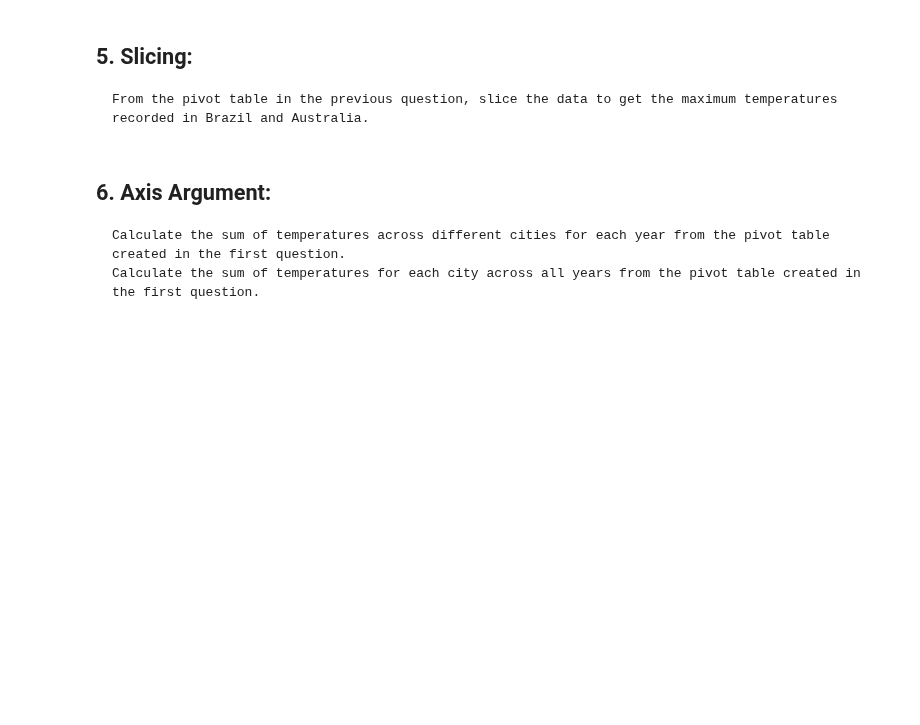
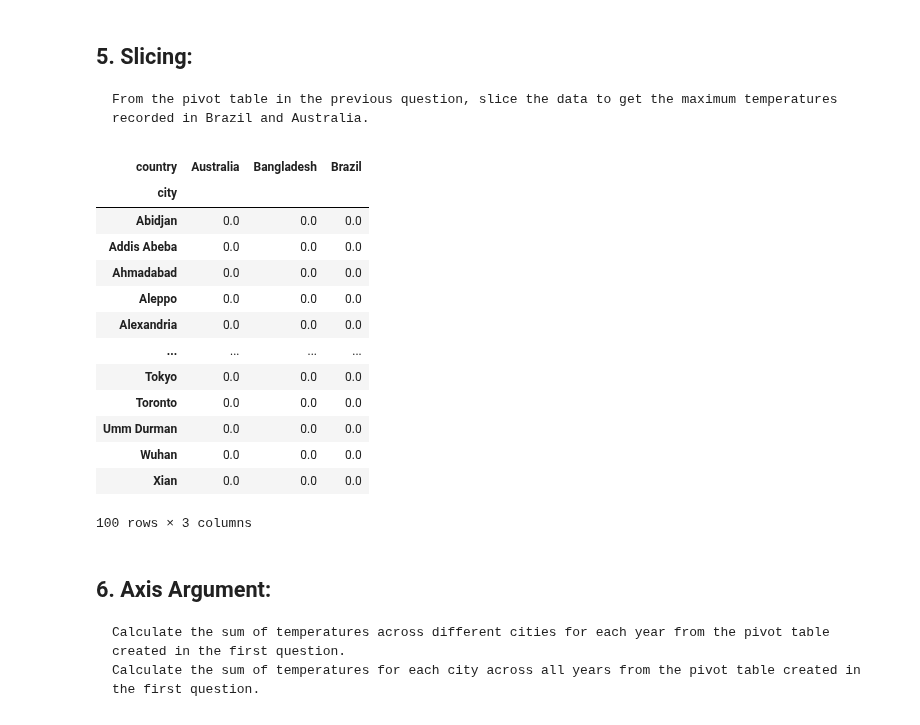
Before and after one commit to S827/python-programs, a Jupyter notebook: EDAPractice/DMWithPandas/CH3_SlicingAndIndexingDataframes/3.3_WorkingWithPivotingTables.ipynb, the cells around one changed output. Cells and saved outputs as stored; diff of their text form; code cells hidden in the pictures; blank space fills up the shorter version.

```diff
--- a/EDAPractice/DMWithPandas/CH3_SlicingAndIndexingDataframes/3.3_WorkingWithPivotingTables.ipynb
+++ b/EDAPractice/DMWithPandas/CH3_SlicingAndIndexingDataframes/3.3_WorkingWithPivotingTables.ipynb
@@ -93,6 +111,23 @@ Length: 100, dtype: float64
 # %% [markdown]
 ## 5. 	Slicing:
 	From the pivot table in the previous question, slice the data to get the maximum temperatures recorded in Brazil and Australia.
+# %%
+max_temp_city_vs_country.loc[:,'Australia': 'Brazil' ]
+# %% [output]
+| country | Australia | Bangladesh | Brazil |
+| city |  |  |  |
+| Abidjan | 0.0 | 0.0 | 0.0 |
+| Addis Abeba | 0.0 | 0.0 | 0.0 |
+| Ahmadabad | 0.0 | 0.0 | 0.0 |
+| Aleppo | 0.0 | 0.0 | 0.0 |
+| Alexandria | 0.0 | 0.0 | 0.0 |
+| ... | ... | ... | ... |
+| Tokyo | 0.0 | 0.0 | 0.0 |
+| Toronto | 0.0 | 0.0 | 0.0 |
+| Umm Durman | 0.0 | 0.0 | 0.0 |
+| Wuhan | 0.0 | 0.0 | 0.0 |
+| Xian | 0.0 | 0.0 | 0.0 |
+100 rows × 3 columns
 # %% [markdown]
 ## 6. 	Axis Argument:
 	Calculate the sum of temperatures across different cities for each year from the pivot table created in the first question.
```
Also changed, not shown: parts of 3 cells of this notebook.
